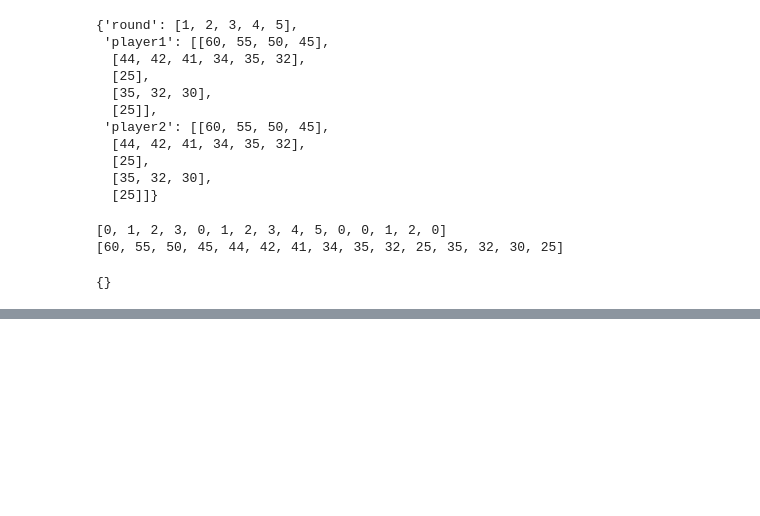
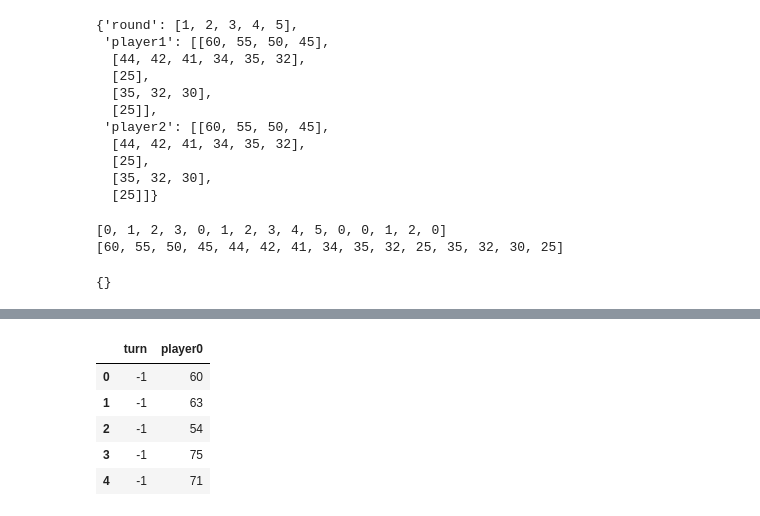
Before and after one commit to bmjoseph/NineCard, a Jupyter notebook: Analysis2.ipynb, the cells around one changed output, grey strips where cells are left out. Cells and saved outputs as stored; diff of their text form; code cells hidden in the pictures; blank space fills up the shorter version.

```diff
--- a/Analysis2.ipynb
+++ b/Analysis2.ipynb
@@ -408,0 +464,10 @@ Dan's current score is -10
+# %%
+first_turn_for_real = pd.DataFrame({'turn': -1, 'player0': starting_scores})
+first_turn_for_real.head()
+# %% [output]
+|  | turn | player0 |
+| 0 | -1 | 60 |
+| 1 | -1 | 63 |
+| 2 | -1 | 54 |
+| 3 | -1 | 75 |
+| 4 | -1 | 71 |
```
Also changed, not shown: parts of 15 cells of this notebook, 3 other files.
